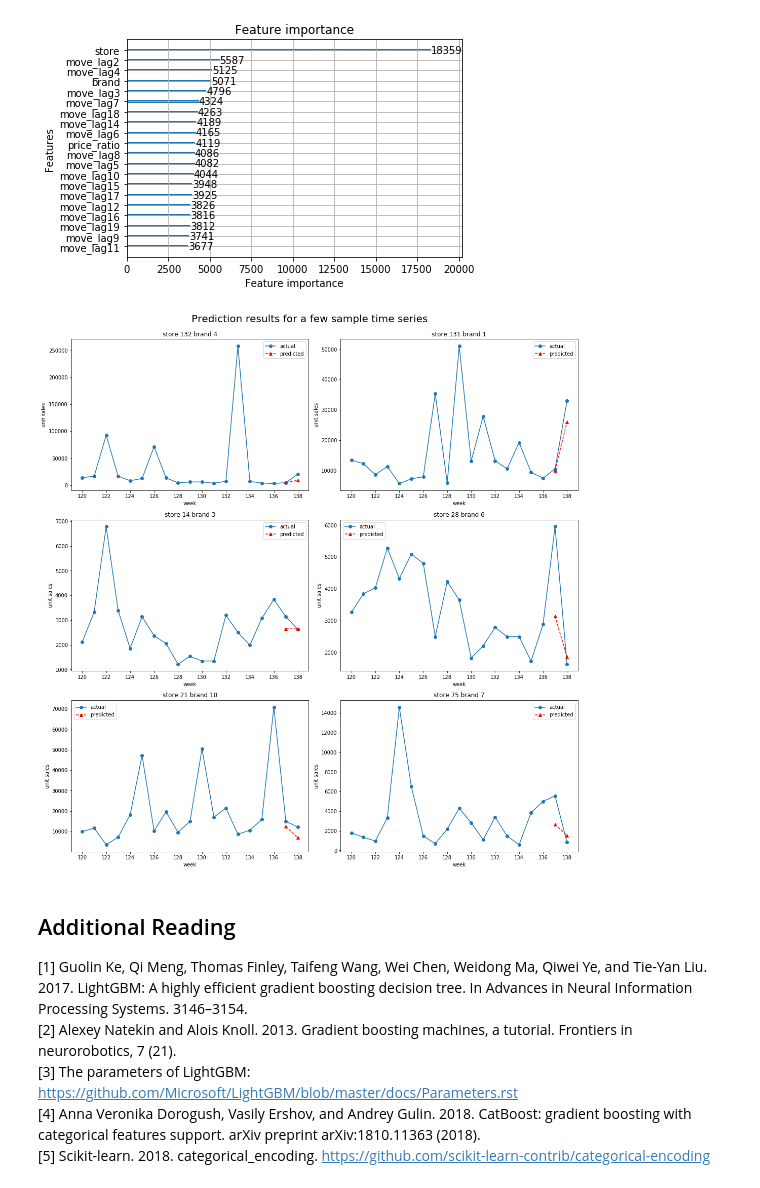
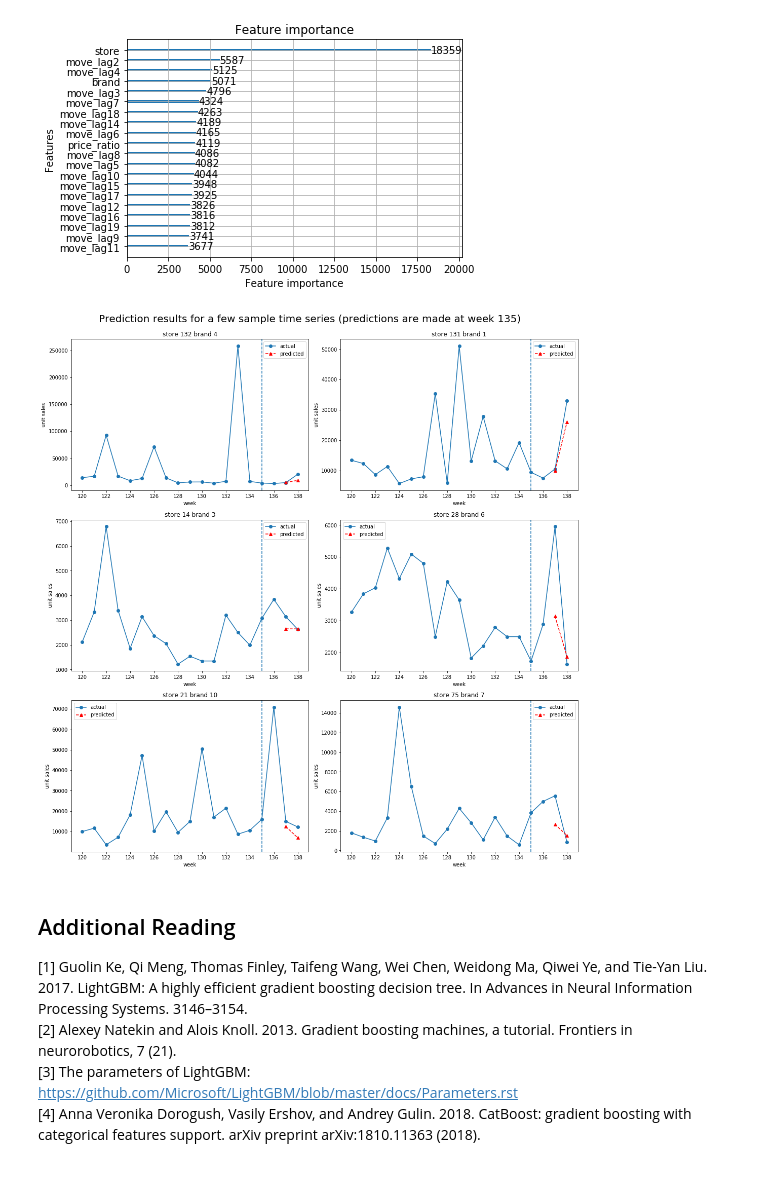
Before and after one commit to microsoft/forecasting, a Jupyter notebook: examples/00_quick_start/lightgbm_retail_point_forecast.ipynb, the cells around one changed output. Cells and saved outputs as stored; diff of their text form; code cells hidden in the pictures.

Commit message:
updated plot function and added docstring

```diff
--- a/examples/00_quick_start/lightgbm_retail_point_forecast.ipynb
+++ b/examples/00_quick_start/lightgbm_retail_point_forecast.ipynb
@@ -250,29 +250,30 @@ plt.show()
 # %%
 # Plot sample forecast results
 num_samples = 6
 min_week = 120
-results = pd.concat([combined], axis=0)
 sales = pd.read_csv(os.path.join(DATA_DIR, "yx.csv"))
 sales["move"] = sales["logmove"].apply(lambda x: round(math.exp(x)) if x > 0 else 0)
 
 plot_predictions_with_history(
-    results,
+    combined,
     sales,
     grain1_unique_vals=store_list,
     grain2_unique_vals=brand_list,
     time_col_name="week",
     target_col_name="move",
     grain1_name="store",
     grain2_name="brand",
-    min_timestep=120,
+    min_timestep=min_week,
     num_samples=num_samples,
-    title="Prediction results for a few sample time series",
+    predict_at_timestep=fs.TRAIN_END_WEEK_LIST[0],
+    line_at_predict_time=True,
+    title="Prediction results for a few sample time series (predictions are made at week 135)",
     x_label="week",
     y_label="unit sales",
     random_seed=2,
 )
 # %% [output]
-[figure, old version]
+[figure, new version]
 # %% [markdown]
 ## Additional Reading
 
@@ -280,4 +281,3 @@ plot_predictions_with_history(
 \[2\] Alexey Natekin and Alois Knoll. 2013. Gradient boosting machines, a tutorial. Frontiers in neurorobotics, 7 (21). <br>
 \[3\] The parameters of LightGBM: https://github.com/Microsoft/LightGBM/blob/master/docs/Parameters.rst <br>
 \[4\] Anna Veronika Dorogush, Vasily Ershov, and Andrey Gulin. 2018. CatBoost: gradient boosting with categorical features support. arXiv preprint arXiv:1810.11363 (2018).<br>
-\[5\] Scikit-learn. 2018. categorical_encoding. https://github.com/scikit-learn-contrib/categorical-encoding<br>
```
Also changed, not shown: parts of 3 cells of this notebook, 1 other file.
